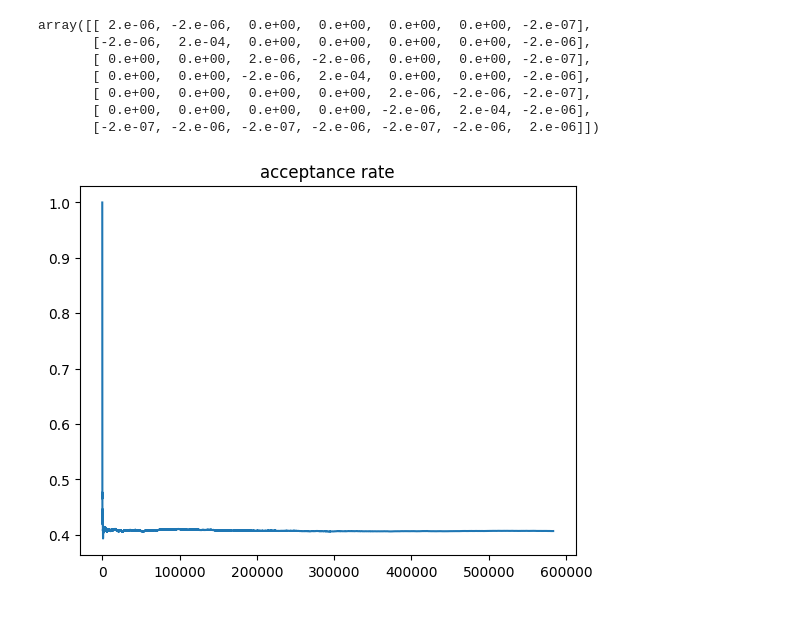
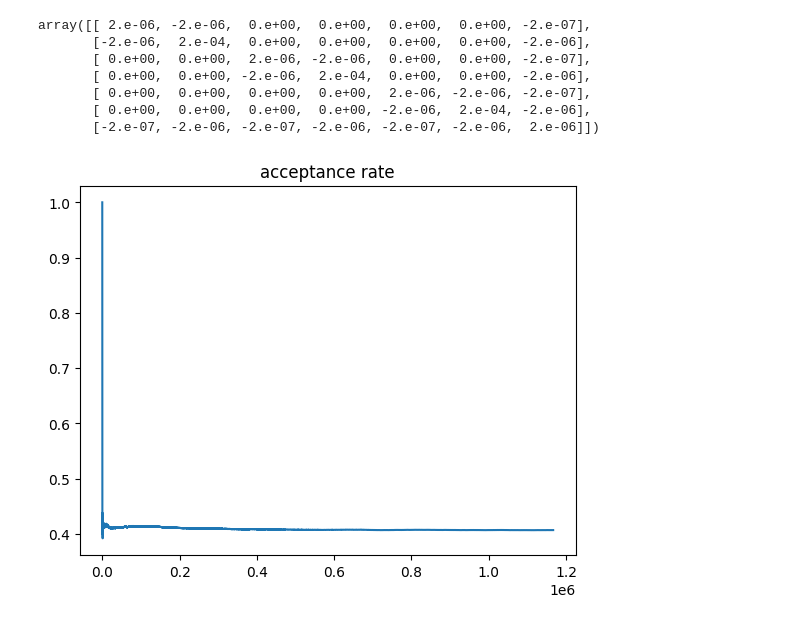
Before and after one commit to jordan-wei-taylor/dummy-jump-diffusion, a Jupyter notebook: jupyter.ipynb, the cells around one changed output. Drawn from its saved outputs; the diff is of its cells as text; code cells hidden in the pictures.

```diff
--- a/jupyter.ipynb
+++ b/jupyter.ipynb
@@ -15,14 +15,14 @@ from   scipy        import stats
 import numpy as np
 # %%
 # 3 assets with different drifts, volatility and number of time steps for the jump process
-# # asset parameters
+# asset parameters
 # drift, vol, jump time periods
-mu = 0.005, 0.01, -0.001
+mu = 0.0050, 0.0001,-0.0001
 s2 = 0.0001, 0.0002, 0.0003
-nt = 5, 2, 7
+nt = 5     , 2     , 7
 
 # jump parameters (shared amongst all assets)
-mu_j, s2_j       = 0.100, 0.0010
+mu_j, s2_j = 0.100, 0.0010
 
 # solution and two text formats
 solution = np.array(sum([[m, n] for m, n in zip(mu, nt)], []) + [mu_j])
@@ -99,14 +101,14 @@ plt.plot(x, stats.lognorm(2.4, 1e-3).logpdf(x))
 # %%
 def log_likelihood(mu, lam, mu_j, data, start):
 
-    nt                     = [int(l + 0.5) for l in lam]
+    nt         = [int(l + 0.5) for l in lam]
 
     # percentage change
-    p                      = np.insert((data[:,1:] / data[:,:-1]) - 1, 0, 0, 1)
+    p          = np.insert((data[:,1:] / data[:,:-1]) - 1, 0, 0, 1)
 
-    # masks for jump and vol period
-    mask_jump                   = np.zeros_like(p, dtype = bool)
-    mask_vol                    = np.zeros_like(mask_jump)
+    # masks for jump and vol period (per asset)
+    mask_jump  = np.zeros_like(p, dtype = bool)
+    mask_vol   = np.zeros_like(mask_jump)
 
     for i, n in enumerate(nt):
         mask_jump[i,start:start + n] = True
@@ -115,10 +117,8 @@ def log_likelihood(mu, lam, mu_j, data, start):
     # log probabilities
     p_j, p_v = 0, 0
     for i, m in enumerate(mu):
-        p_j += stats.norm.logpdf(p[i,mask_jump[i]], mu_j, np.sqrt(s2_j)).sum()
-        p_v += stats.norm.logpdf(p[i,mask_vol [i]], m   , np.sqrt(s2[i])  ).sum()
-    # p_j                    = sum(stats.norm. for i in range(len(nt)))       # same jump parameter applied to all price indexes
-    # p_v                    = sum( for i, m in enumerate(mu)) # independent gaussian for each coin
+        p_j += stats.norm.logpdf(p[i,mask_jump[i]], mu_j, np.sqrt(s2_j )).sum() # same jump parameter applied to all asset indexes
+        p_v += stats.norm.logpdf(p[i,mask_vol [i]], m   , np.sqrt(s2[i])).sum() # independent gaussian for each asset
 
     # return total log probability
     return p_j + p_v
@@ -128,12 +128,13 @@ def prior(mu, lam, mu_j, **kwargs):
     # lazy prior on the mean jump period to be U(1, 8)
     p_lam  = -np.inf if any((lam < 1) | (lam > 8)) else len(lam) * np.log(1 / 7)
 
+    # lognorm prior as shown in the previous cell
     p_mu_j = stats.lognorm(2.4, 1e-3).logpdf(mu_j)
     return p_lam + p_mu_j
 
-def pstar(x, data, start):
+def pstar(x, **kwargs):
     mu, lam, mu_j = x[0:-1:2], x[1:-1:2], x[-1]
-    return prior(mu, lam, mu_j) + log_likelihood(mu, lam, mu_j, data, start)
+    return prior(mu, lam, mu_j, **kwargs) + log_likelihood(mu, lam, mu_j, **kwargs)
 
 def mcmc(p, x0, n, burn = 0.2, cov = 0.01, random_state = None, **kwargs):
 
@@ -162,25 +163,25 @@ def mcmc(p, x0, n, burn = 0.2, cov = 0.01, random_state = None, **kwargs):
     return np.array(ret[N - n:]), c, log
 
 # mu_1, lam_1, mu_2, lam_2, ..., mu_jump
-x0 = np.array([0.0, 4.5] * len(index) + [0.05])
+x0      = np.array([0.0, 4.5] * len(index) + [0.004])
 
 # parameters have a negative relationship with each other hence negative covariances
 # 0 for independent asset parameters
 
-# coin covariance
+# asset covariance
 # [[( mu_i, mu_i), ( mu_i, lam_i)],
 #  [(lam_i, mu_i), (lam_i, lam_i)]]
 block   = np.array([[ 1e-5,-1e-5],
                     [-1e-5, 1e-3]])
 
-# two coins and mu_j covariances
+# asset parameters and mu_j covariances
 cov     = block_diag(*[block] * len(index), 0)
 
 # [(mu_1, mu_j), (lam_1, mu_j), (mu_2, mu_j), (lam_2, mu_j), (mu_j, mu_j)]
 cov[-1] = cov[:,-1] = [-1e-6,-1e-5] * len(index) + [1e-5]
 
 # scaling factor to improve acceptance rate
-cov /= 5
+cov    /= 5
 
 cov
 # note the block diagonal i.e. each set of asset parameters are independent
@@ -194,16 +195,20 @@ array([[ 2.e-06, -2.e-06,  0.e+00,  0.e+00,  0.e+00,  0.e+00, -2.e-07],
        [-2.e-07, -2.e-06, -2.e-07, -2.e-06, -2.e-07, -2.e-06,  2.e-06]])
 # %%
 # execute mcmc (Metropolis) with some number of samples, n, and a burn-in period, b.
-n = 500000
-b = 0.2
+# (this can take a while... ~45 mins on my (old) laptop)
+n               = 1000000
+b               = 0.2
 samples, c, log = mcmc(pstar, x0, n, cov = cov, burn = b, random_state = 0, data = index, start = start)
+
+# average result
+average         = samples.mean(axis = 0)
 
 # acceptance rate
 plt.plot(1 - c.cumsum() / np.arange(1, len(c) + 1))
 plt.title('acceptance rate')
 plt.show()
 # %% [output]
-[figure, old version]
+[figure, new version]
 # %%
 plt.plot(log)
 plt.yscale('symlog')
```
Also changed, not shown: parts of 6 cells of this notebook.
